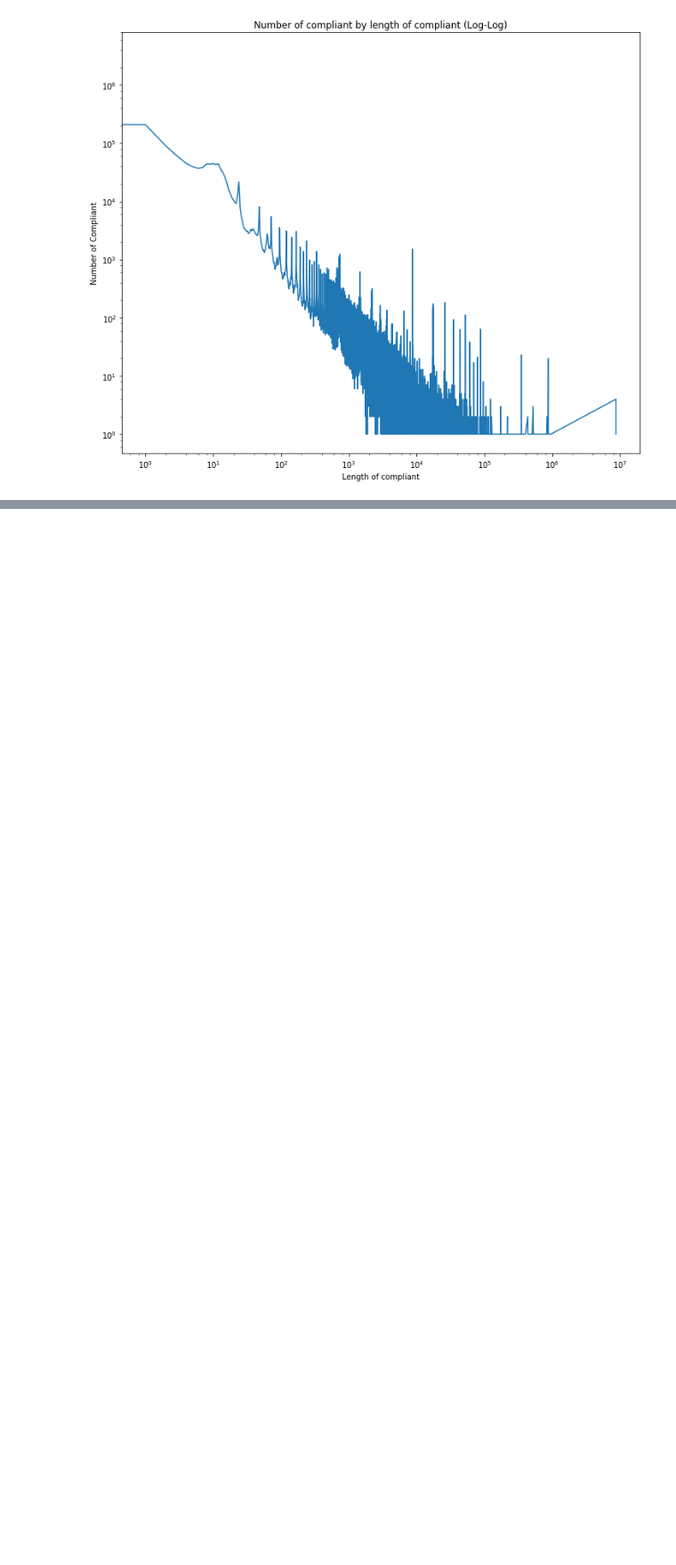
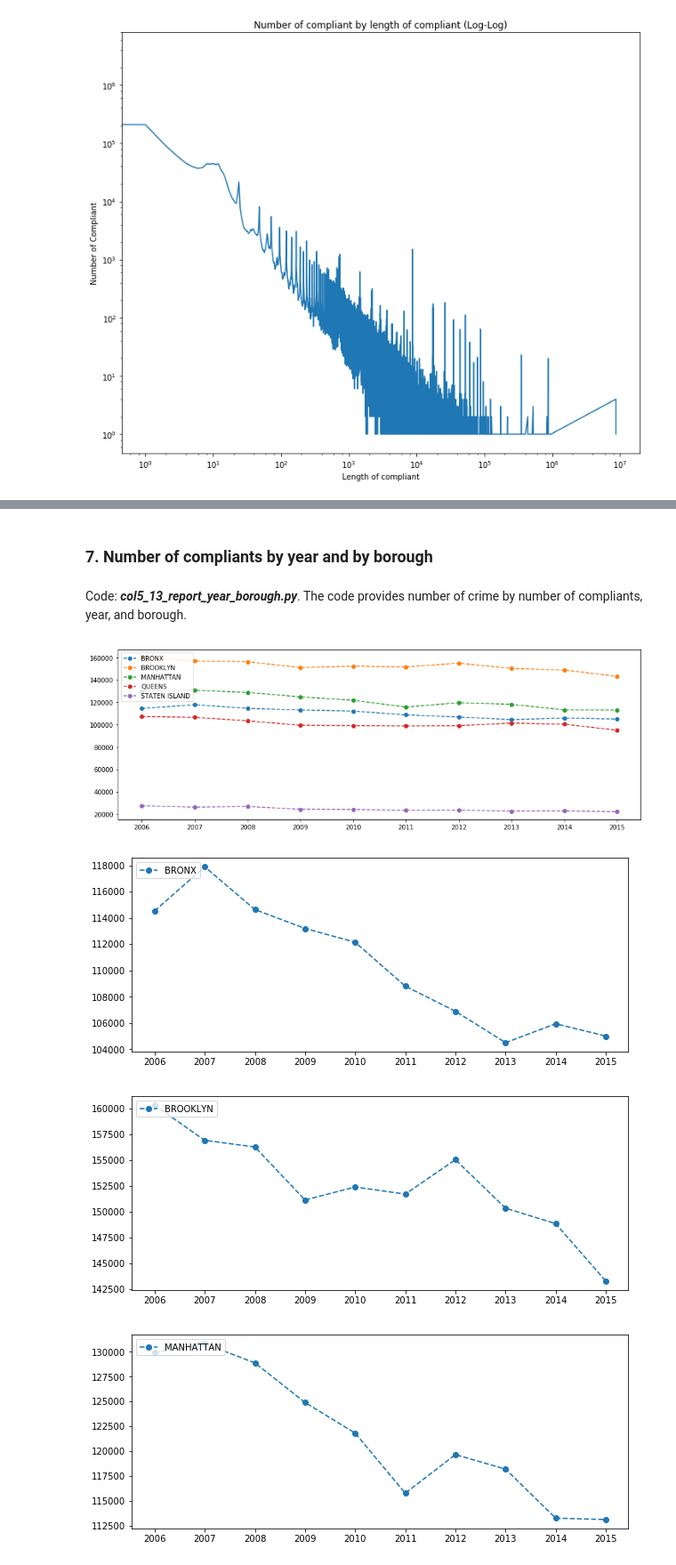
Before and after one commit to sherylke/ds1004project, a Jupyter notebook: Part 1 - ws854.ipynb, the cells around one changed output, grey strips where cells are left out. Shown: that part at 89% size. Saved outputs shown, nothing was run; the diff lists cells and outputs as text; code cells hidden in the pictures; blank space fills up the shorter version.

```diff
--- a/Data Summary and Quality - Phase 1.ipynb
+++ b/Part 1 - ws854.ipynb
@@ -331,0 +359,27 @@ Overall,number of compliants decays over the length of the compliant.
+# %% [markdown]
+### 7. Number of compliants by year and by borough
+# %% [markdown]
+Code: ***col5_13_report_year_borough.py***. The code provides number of crime by number of compliants, year, and borough.
+# %%
+fig = plt.figure(figsize=(15,5))
+df = pd.read_table('col5_13_report_year_borough.out',header=-1)
+df = df.sort([0,1], ascending=True)
+for i in df[1].unique():
+    plt.plot(list(df[df[1]==i][0]),list(df[df[1]==i][2]),linestyle='--', marker='o',label = i)
+plt.legend(loc="upper left")
+plt.xticks(list(df[0].unique()))
+plt.show()
+
+
+
+for i in df[1].unique():
+    fig = plt.figure(figsize=(10,4))
+    plt.plot(list(df[df[1]==i][0]),list(df[df[1]==i][2]),linestyle='--', marker='o',label = i)
+    plt.legend(loc="upper left")
+    plt.xticks(list(df[0].unique()))
+    plt.show()
+# %% [output]
+[figure, added]
+[figure, added]
+[figure, added]
+[figure, added]
```
Also changed, not shown: parts of 26 cells of this notebook.
